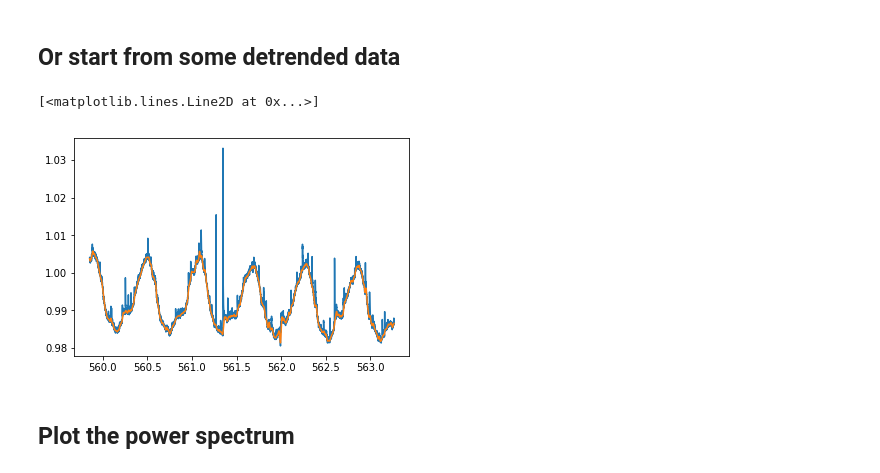
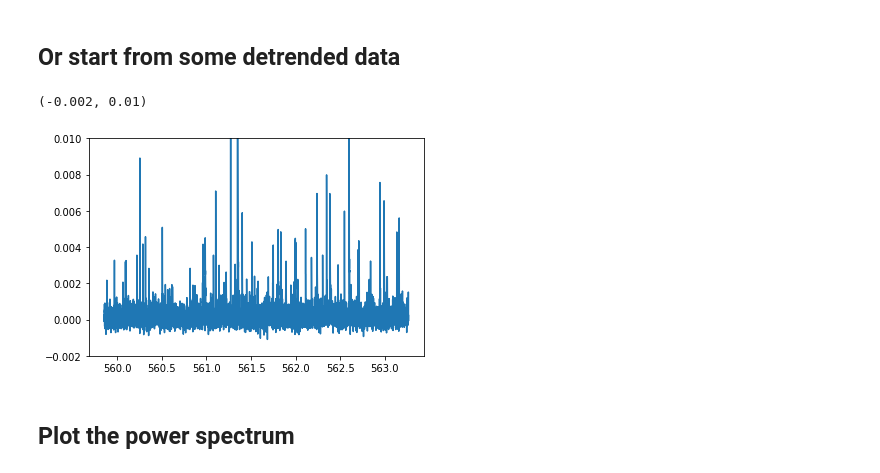
Before and after one commit to ernewton/flareninja, a Jupyter notebook: Power Spectrum of Real Data.ipynb, the cells around one changed output. Drawn from its saved outputs; the diff is of its cells as text; code cells hidden in the pictures.

```diff
--- a/Power Spectrum of Real Data.ipynb
+++ b/Power Spectrum of Real Data.ipynb
@@ -71,18 +69,19 @@ plt.xlim(330.2,330.4)
 # %%
 name = 'KIC9726699'
 df = pd.read_csv('data/'+name+'.csv')
 fin = np.isfinite(df['flux_det'])
 time = df['time'][fin]
 flux = df['flux'][fin]
 flux_det = df['flux_det'][fin]
 model = df['model'][fin]
 ferr = df['ferr'][fin]
 
-plt.plot(time, flux)
-plt.plot(time, model)
+#plt.plot(time, flux)
+plt.plot(time, flux - model)
+plt.ylim(-0.002,0.01)
 # %% [output]
-[<matplotlib.lines.Line2D at 0x...>]
+(-0.002, 0.01)
-[figure, old version]
+[figure, new version]
 # %% [markdown]
 ## Plot the power spectrum
 # %%
```
Also changed, not shown: parts of 6 cells of this notebook, 1 other file.
